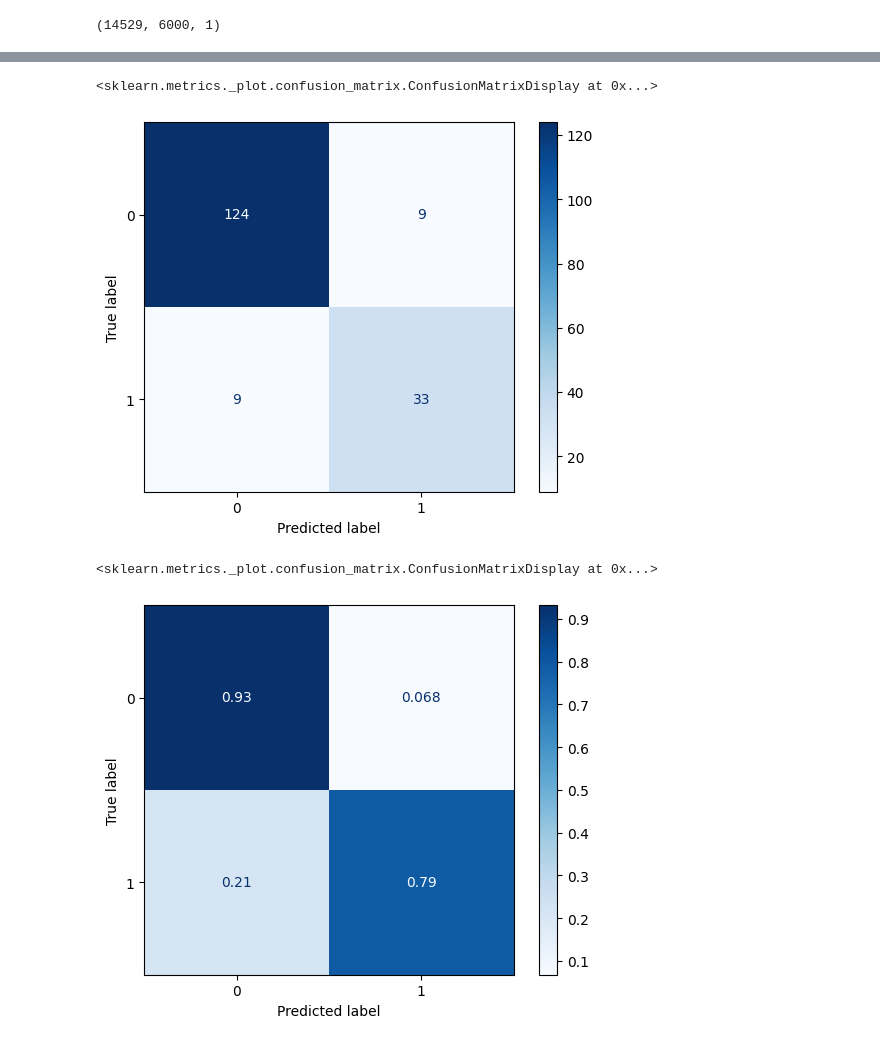
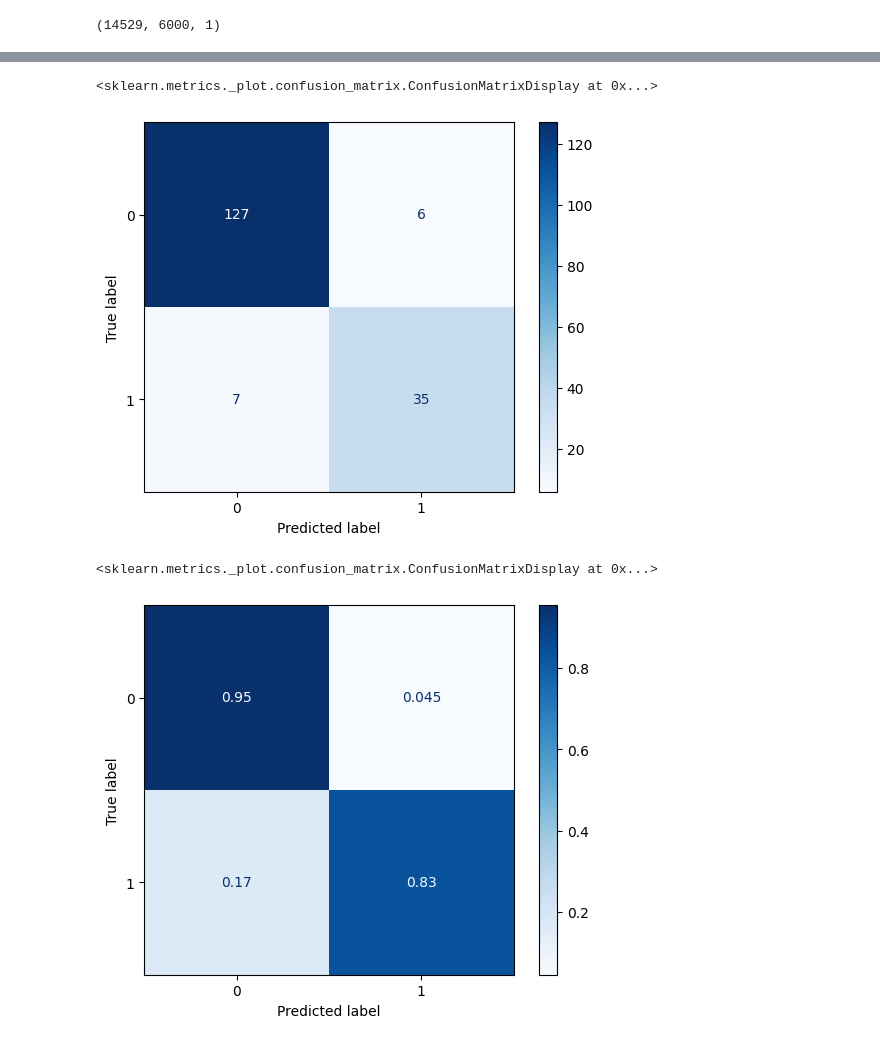
Before and after one commit to abelyazi/memoire, a Jupyter notebook: notebooks/notebook_model_CNN_with_attention.ipynb, the cells around one changed output, grey strips where cells are left out. Drawn from its saved outputs; the diff is of its cells as text; code cells hidden in the pictures.

```diff
--- a/notebooks/notebook_model_CNN_with_attention.ipynb
+++ b/notebooks/notebook_model_CNN_with_attention.ipynb
@@ -307,12 +304,12 @@ Accuracy score of majority_pred :  0.9142857142857143
 # %%
-ConfusionMatrixDisplay.from_predictions(y_test_grouped, pred1,
+ConfusionMatrixDisplay.from_predictions(y_test_grouped, pred2,
                                         cmap='Blues', normalize = None)
 # %% [output]
 <sklearn.metrics._plot.confusion_matrix.ConfusionMatrixDisplay at 0x...>
-[figure, old version]
+[figure, new version]
 # %%
-ConfusionMatrixDisplay.from_predictions(y_test_grouped, pred1,
+ConfusionMatrixDisplay.from_predictions(y_test_grouped, pred2,
                                         cmap='Blues', normalize = 'true')
 # %% [output]
 <sklearn.metrics._plot.confusion_matrix.ConfusionMatrixDisplay at 0x...>
-[figure, old version]
+[figure, new version]
```
Also changed, not shown: parts of 9 cells of this notebook, 2 other files.
